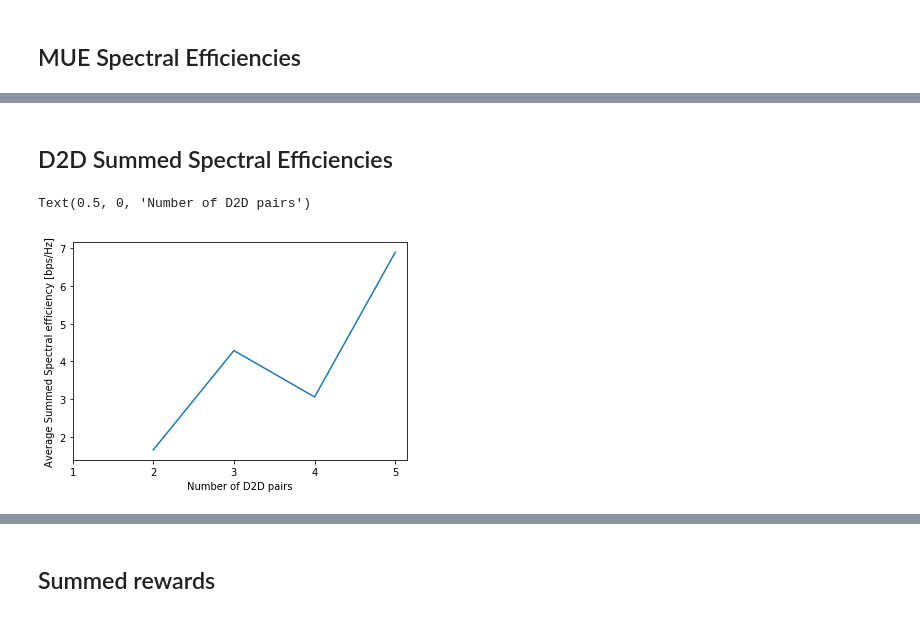
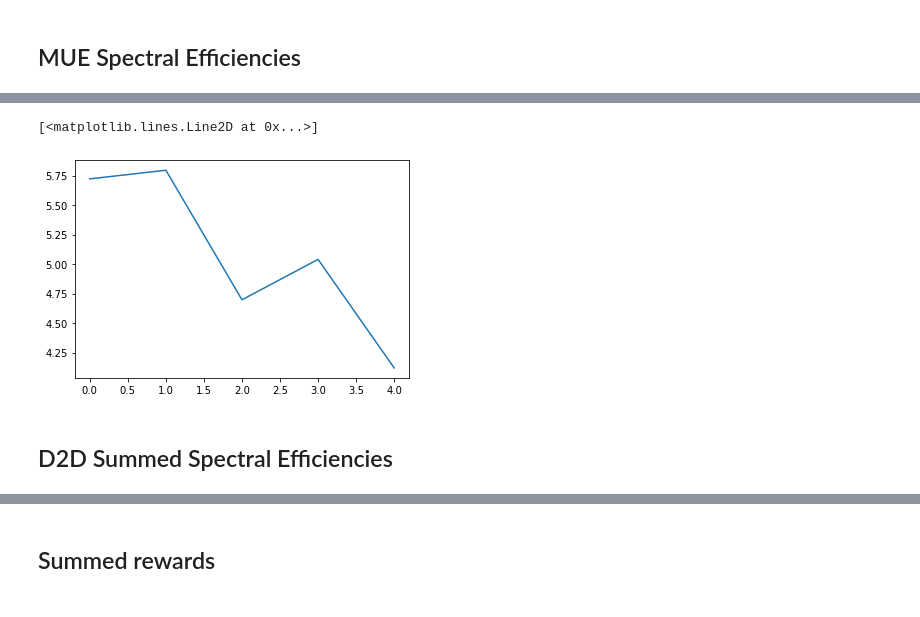
Before and after one commit to lbaiao/sys-simulator-2, a Jupyter notebook: notebooks/nb5.ipynb, the cells around one changed output, grey strips where cells are left out. Saved outputs shown, nothing was run; the diff lists cells and outputs as text; code cells hidden in the pictures.

```diff
--- a/notebooks/nb5.ipynb
+++ b/notebooks/nb5.ipynb
@@ -147,0 +80,6 @@ Text(0.5, 0, 'Number of D2D pairs')
+# %%
+avgs = np.mean(mue_speffs, axis=(1,2))
+plt.plot(avgs)
+# %% [output]
+[<matplotlib.lines.Line2D at 0x...>]
+[figure, added]
@@ -148,11 +89,2 @@ Text(0.5, 0, 'Number of D2D pairs')
 # %% [markdown]
 ## D2D Summed Spectral Efficiencies
-# %%
-d2d_speffs = data['d2d_speffs']
-plt.plot(range(1, len(mue_success_rate)+1, 1), d2d_speffs)
-plt.xticks(range(1, len(mue_success_rate)+1, 1))
-plt.ylabel('Average Summed Spectral efficiency [bps/Hz]')
-plt.xlabel('Number of D2D pairs')
-# %% [output]
-Text(0.5, 0, 'Number of D2D pairs')
-[figure, removed]
```
Also changed, not shown: parts of 15 cells of this notebook, 10 other files.
